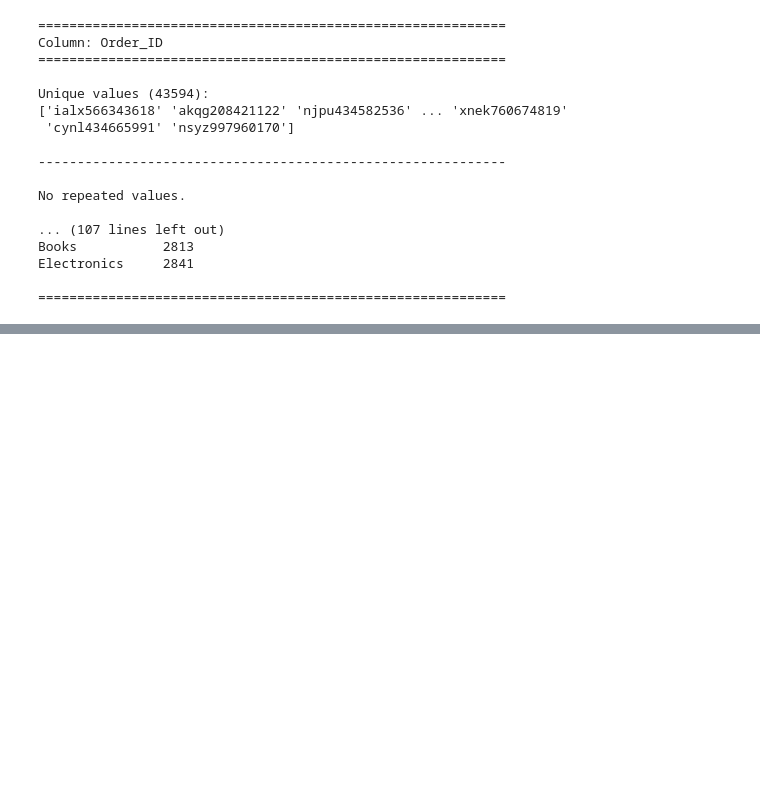
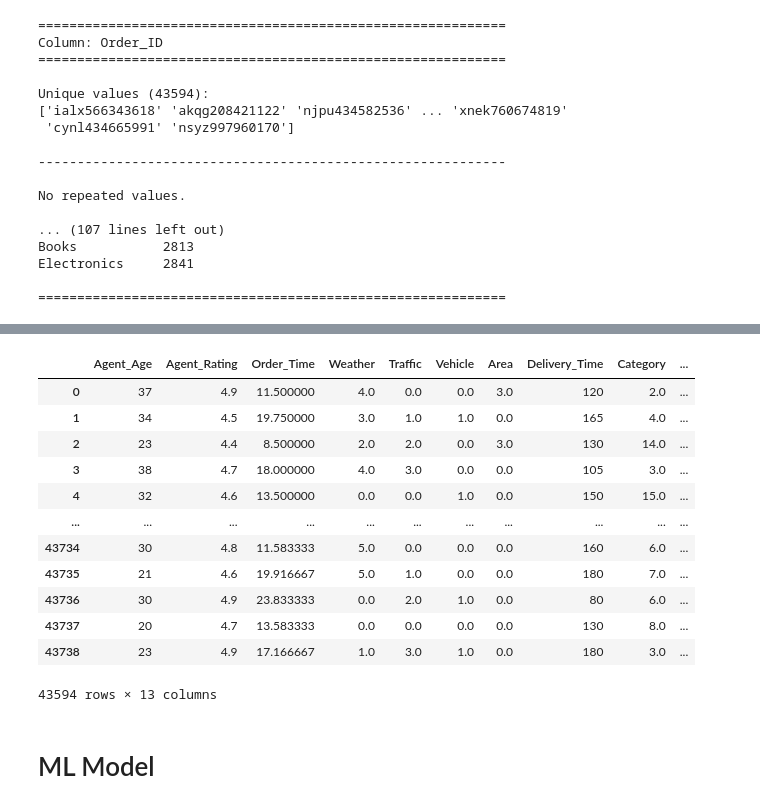
Before and after one commit to IgorComune/tech_challenge_ml_engineer_phase3, a Jupyter notebook: notebooks/01_EDA.ipynb, the cells around one changed output, grey strips where cells are left out. Drawn from its saved outputs; the diff is of its cells as text; code cells hidden in the pictures; blank space fills up the shorter version.

```diff
--- a/notebooks/01_EDA.ipynb
+++ b/notebooks/01_EDA.ipynb
@@ -302,0 +488,10 @@ NameError: name 'sns' is not defined
+# %%
+def distance(row):
+    store_coord = (row['Store_Latitude'], row['Store_Longitude'])
+    drop_coord = (row['Drop_Latitude'], row['Drop_Longitude'])
+    return geodesic(store_coord, drop_coord).kilometers
+# %%
+df_encoded['distance'] = df_encoded.apply(distance, axis=1)
+# %%
+df_encoded = df_encoded.drop(columns=['Store_Latitude', 'Store_Longitude', 'Drop_Latitude', 'Drop_Longitude'])
+df_encoded.head()
@@ -302,0 +505,43 @@ NameError: name 'sns' is not defined
+# %%
+def create_time_features(df):
+    """
+    Cria features temporais para previsão de ETA ou Delivery_Time:
+    - Wait_Time (em minutos)
+    - Order_Hour, Pickup_Hour
+    - Day_of_Week, Is_Weekend
+    E remove colunas originais usadas no cálculo.
+    """
+    df = df.copy()
+
+    # Converter Order_Date e Pickup_Time para datetime
+    df['Order_Date'] = pd.to_datetime(df['Order_Date'])
+    df['Pickup_Time'] = pd.to_datetime(df['Pickup_Time'])
+
+    # Features temporais
+    df['Wait_Time'] = (df['Pickup_Time'] - df['Order_Date']).dt.total_seconds() / 60  # em minutos
+    df['Day_of_Week'] = df['Order_Date'].dt.dayofweek
+    df['Is_Weekend'] = df['Day_of_Week'].isin([5,6]).astype(int)
+
+    # Drop das colunas originais que não serão mais usadas
+    df = df.drop(columns=['Order_Date', 'Pickup_Time'])
+
+    return df
+# %%
+df_final = create_time_features(df_encoded)
+df_final
+# %% [output]
+|  | Agent_Age | Agent_Rating | Order_Time | Weather | Traffic | Vehicle | Area | Delivery_Time | Category | ... |
+| 0 | 37 | 4.9 | 11.500000 | 4.0 | 0.0 | 0.0 | 3.0 | 120 | 2.0 | ... |
+| 1 | 34 | 4.5 | 19.750000 | 3.0 | 1.0 | 1.0 | 0.0 | 165 | 4.0 | ... |
+| 2 | 23 | 4.4 | 8.500000 | 2.0 | 2.0 | 0.0 | 3.0 | 130 | 14.0 | ... |
+| 3 | 38 | 4.7 | 18.000000 | 4.0 | 3.0 | 0.0 | 0.0 | 105 | 3.0 | ... |
+| 4 | 32 | 4.6 | 13.500000 | 0.0 | 0.0 | 1.0 | 0.0 | 150 | 15.0 | ... |
+| ... | ... | ... | ... | ... | ... | ... | ... | ... | ... | ... |
+| 43734 | 30 | 4.8 | 11.583333 | 5.0 | 0.0 | 0.0 | 0.0 | 160 | 6.0 | ... |
+| 43735 | 21 | 4.6 | 19.916667 | 5.0 | 1.0 | 0.0 | 0.0 | 180 | 7.0 | ... |
+| 43736 | 30 | 4.9 | 23.833333 | 0.0 | 2.0 | 1.0 | 0.0 | 80 | 6.0 | ... |
+| 43737 | 20 | 4.7 | 13.583333 | 0.0 | 0.0 | 0.0 | 0.0 | 130 | 8.0 | ... |
+| 43738 | 23 | 4.9 | 17.166667 | 1.0 | 3.0 | 1.0 | 0.0 | 180 | 3.0 | ... |
+43594 rows × 13 columns
+# %% [markdown]
+# ML Model
```
Also changed, not shown: parts of 39 cells of this notebook, 15 other files.
